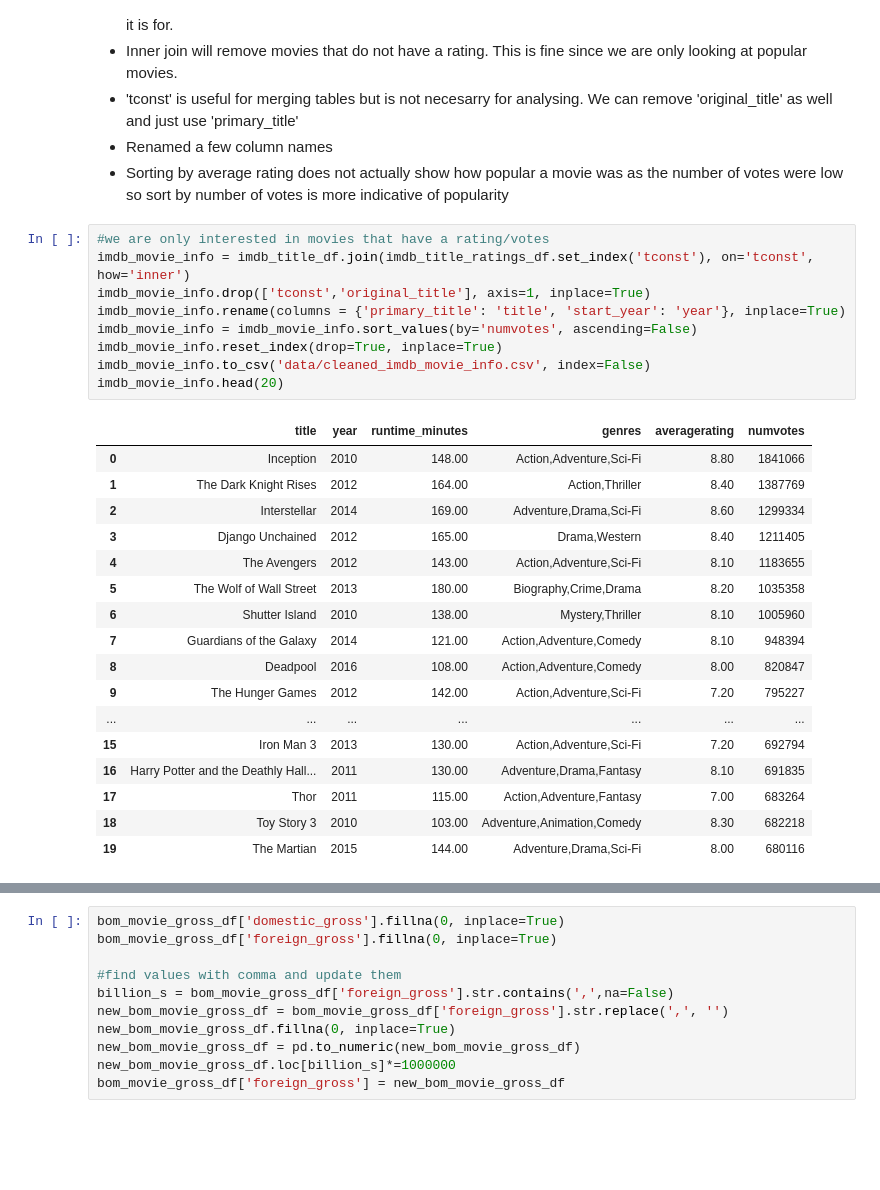
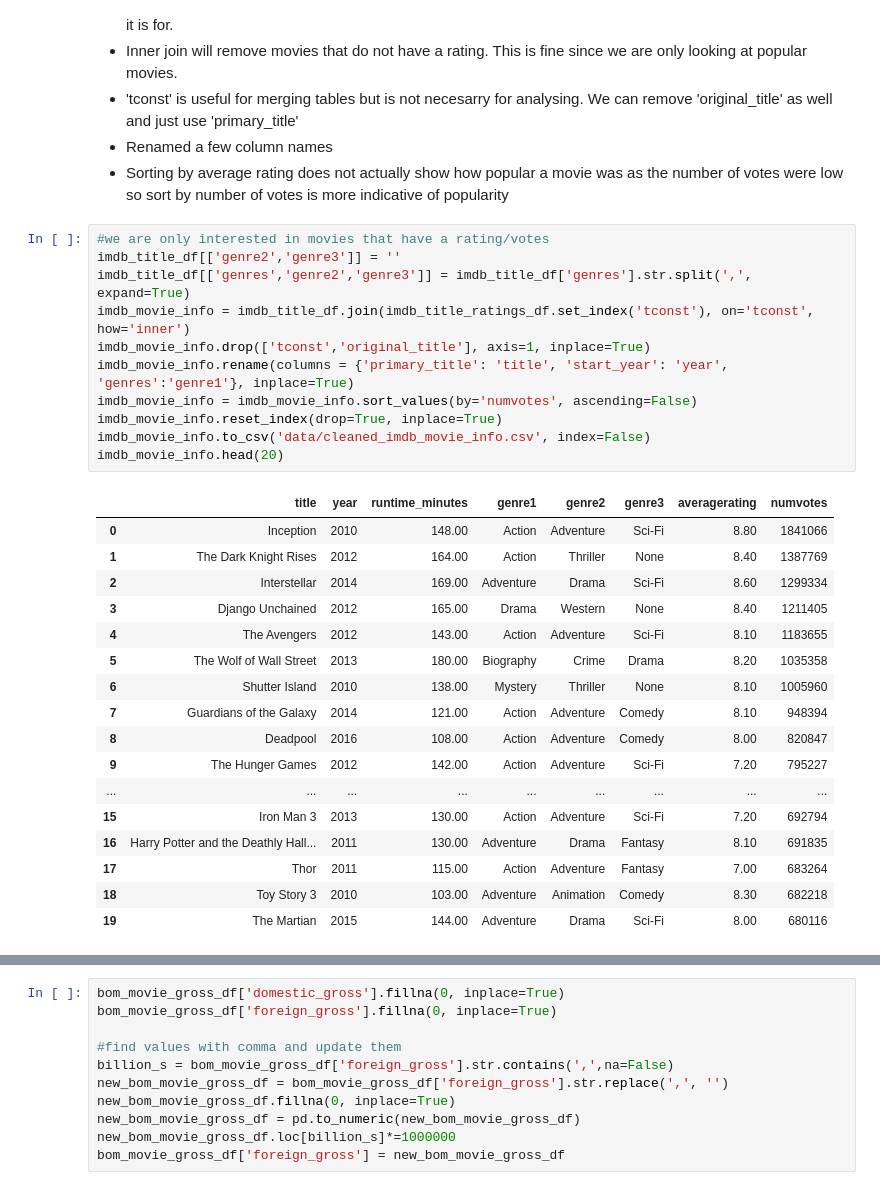
Before and after one commit to wong-ricky/Microsoft-Movie_Analysis, a Jupyter notebook: movie-analysis.ipynb, the cells around one changed output, grey strips where cells are left out. Saved outputs shown, nothing was run; the diff lists cells and outputs as text; blank space fills up the shorter version.

Commit message:
sorted genre

```diff
--- a/movie-analysis.ipynb
+++ b/movie-analysis.ipynb
@@ -239,28 +236,30 @@ Questions to consider:
 - Sorting by average rating does not actually show how popular a movie was as the number of votes were low so sort by number of votes is more indicative of popularity
 # %%
 #we are only interested in movies that have a rating/votes
+imdb_title_df[['genre2','genre3']] = ''
+imdb_title_df[['genres','genre2','genre3']] = imdb_title_df['genres'].str.split(',', expand=True)
 imdb_movie_info = imdb_title_df.join(imdb_title_ratings_df.set_index('tconst'), on='tconst', how='inner')
 imdb_movie_info.drop(['tconst','original_title'], axis=1, inplace=True)
-imdb_movie_info.rename(columns = {'primary_title': 'title', 'start_year': 'year'}, inplace=True)
+imdb_movie_info.rename(columns = {'primary_title': 'title', 'start_year': 'year', 'genres':'genre1'}, inplace=True)
 imdb_movie_info = imdb_movie_info.sort_values(by='numvotes', ascending=False)
 imdb_movie_info.reset_index(drop=True, inplace=True)
 imdb_movie_info.to_csv('data/cleaned_imdb_movie_info.csv', index=False)
 imdb_movie_info.head(20)
 # %% [output]
-|  | title | year | runtime_minutes | genres | averagerating | numvotes |
-| 0 | Inception | 2010 | 148.00 | Action,Adventure,Sci-Fi | 8.80 | 1841066 |
-| 1 | The Dark Knight Rises | 2012 | 164.00 | Action,Thriller | 8.40 | 1387769 |
-| 2 | Interstellar | 2014 | 169.00 | Adventure,Drama,Sci-Fi | 8.60 | 1299334 |
-| 3 | Django Unchained | 2012 | 165.00 | Drama,Western | 8.40 | 1211405 |
-| 4 | The Avengers | 2012 | 143.00 | Action,Adventure,Sci-Fi | 8.10 | 1183655 |
-| 5 | The Wolf of Wall Street | 2013 | 180.00 | Biography,Crime,Drama | 8.20 | 1035358 |
-| 6 | Shutter Island | 2010 | 138.00 | Mystery,Thriller | 8.10 | 1005960 |
-| 7 | Guardians of the Galaxy | 2014 | 121.00 | Action,Adventure,Comedy | 8.10 | 948394 |
-| 8 | Deadpool | 2016 | 108.00 | Action,Adventure,Comedy | 8.00 | 820847 |
-| 9 | The Hunger Games | 2012 | 142.00 | Action,Adventure,Sci-Fi | 7.20 | 795227 |
-| ... | ... | ... | ... | ... | ... | ... |
-| 15 | Iron Man 3 | 2013 | 130.00 | Action,Adventure,Sci-Fi | 7.20 | 692794 |
-| 16 | Harry Potter and the Deathly Hall... | 2011 | 130.00 | Adventure,Drama,Fantasy | 8.10 | 691835 |
-| 17 | Thor | 2011 | 115.00 | Action,Adventure,Fantasy | 7.00 | 683264 |
-| 18 | Toy Story 3 | 2010 | 103.00 | Adventure,Animation,Comedy | 8.30 | 682218 |
-| 19 | The Martian | 2015 | 144.00 | Adventure,Drama,Sci-Fi | 8.00 | 680116 |
+|  | title | year | runtime_minutes | genre1 | genre2 | genre3 | averagerating | numvotes |
+| 0 | Inception | 2010 | 148.00 | Action | Adventure | Sci-Fi | 8.80 | 1841066 |
+| 1 | The Dark Knight Rises | 2012 | 164.00 | Action | Thriller | None | 8.40 | 1387769 |
+| 2 | Interstellar | 2014 | 169.00 | Adventure | Drama | Sci-Fi | 8.60 | 1299334 |
+| 3 | Django Unchained | 2012 | 165.00 | Drama | Western | None | 8.40 | 1211405 |
+| 4 | The Avengers | 2012 | 143.00 | Action | Adventure | Sci-Fi | 8.10 | 1183655 |
+| 5 | The Wolf of Wall Street | 2013 | 180.00 | Biography | Crime | Drama | 8.20 | 1035358 |
+| 6 | Shutter Island | 2010 | 138.00 | Mystery | Thriller | None | 8.10 | 1005960 |
+| 7 | Guardians of the Galaxy | 2014 | 121.00 | Action | Adventure | Comedy | 8.10 | 948394 |
+| 8 | Deadpool | 2016 | 108.00 | Action | Adventure | Comedy | 8.00 | 820847 |
+| 9 | The Hunger Games | 2012 | 142.00 | Action | Adventure | Sci-Fi | 7.20 | 795227 |
+| ... | ... | ... | ... | ... | ... | ... | ... | ... |
+| 15 | Iron Man 3 | 2013 | 130.00 | Action | Adventure | Sci-Fi | 7.20 | 692794 |
+| 16 | Harry Potter and the Deathly Hall... | 2011 | 130.00 | Adventure | Drama | Fantasy | 8.10 | 691835 |
+| 17 | Thor | 2011 | 115.00 | Action | Adventure | Fantasy | 7.00 | 683264 |
+| 18 | Toy Story 3 | 2010 | 103.00 | Adventure | Animation | Comedy | 8.30 | 682218 |
+| 19 | The Martian | 2015 | 144.00 | Adventure | Drama | Sci-Fi | 8.00 | 680116 |
```
Also changed, not shown: parts of 7 cells of this notebook, 3 other files.
